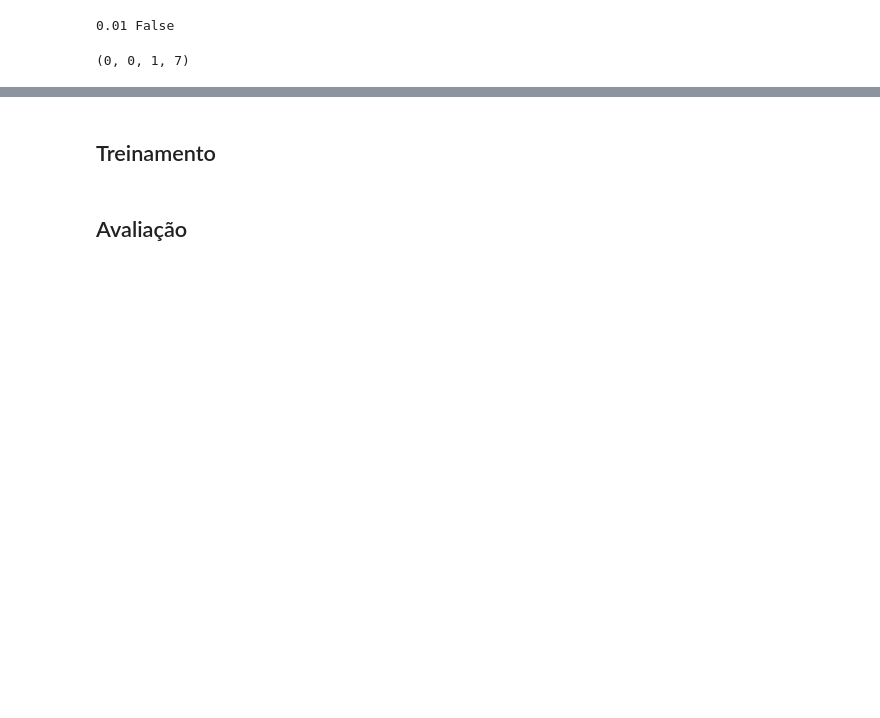
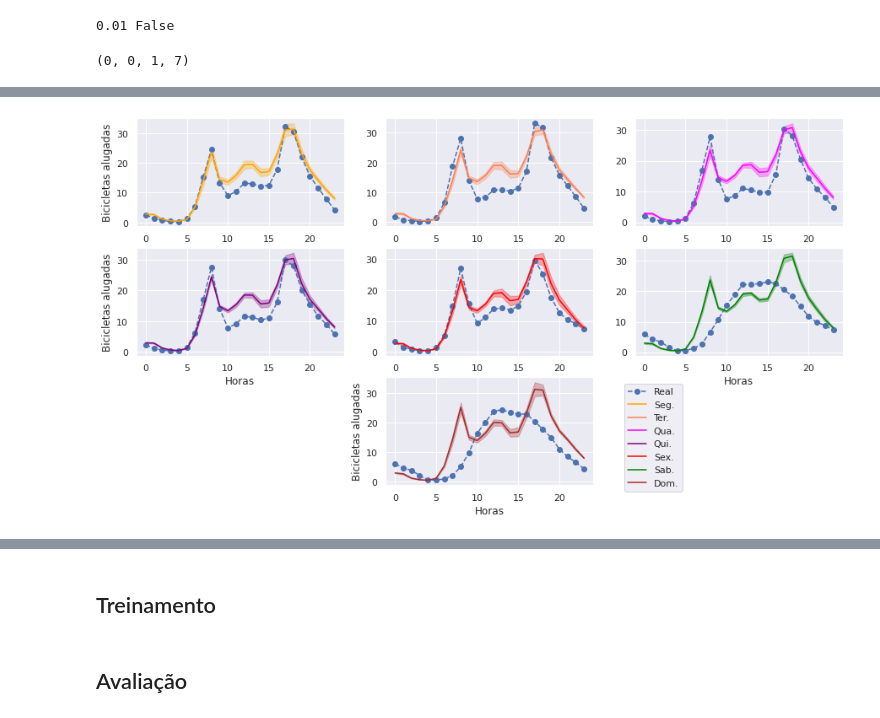
Before and after one commit to ifribeiro/minicurso_webmedia22, a Jupyter notebook: gans_series_temporais.ipynb, the cells around one changed output, grey strips where cells are left out. Drawn from its saved outputs; the diff is of its cells as text; code cells hidden in the pictures; blank space fills up the shorter version.

Commit message:
update plots

```diff
--- a/gans_series_temporais.ipynb
+++ b/gans_series_temporais.ipynb
@@ -158,0 +199,14 @@ for i in range(10):
+# %%
+treino_s = MinMaxScaler().fit_transform(treino.reshape(-1,1))
+treino_s = treino_s.reshape(treino.shape[0],1)
+# %%
+df_sample = p.get_df(lista_datas[:365*24], treino_s, timesteps=24)
+# %%
+dict_weeks_real = {wk:p.get_count(df_sample,wk,timestep=24, column='ts')['cnt_0'] for wk in range(7) }
+# %%
+path_lista_fakes = glob.glob("datasets/generated/timegan/*bs7.npy")
+dict_weeks_fakes = {i:p.get_list_wks(path_lista_fakes, lista_datas[:365*24], 24, wk=i) for i in range(7)}
+# %%
+p.plot_compare_sum(dict_weeks_fakes,dict_weeks_real, bbox=(1.45, -0.1) )
+# %% [output]
+[figure, added]
```
Also changed, not shown: parts of 16 cells of this notebook, 1 other file.
